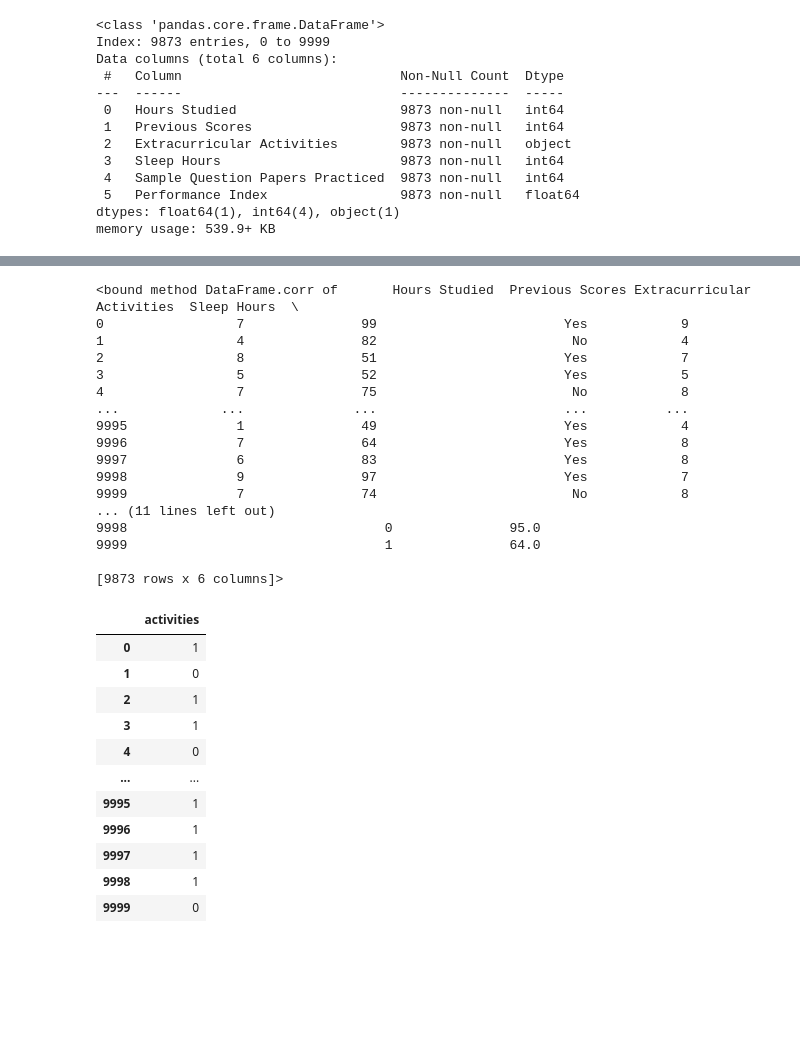
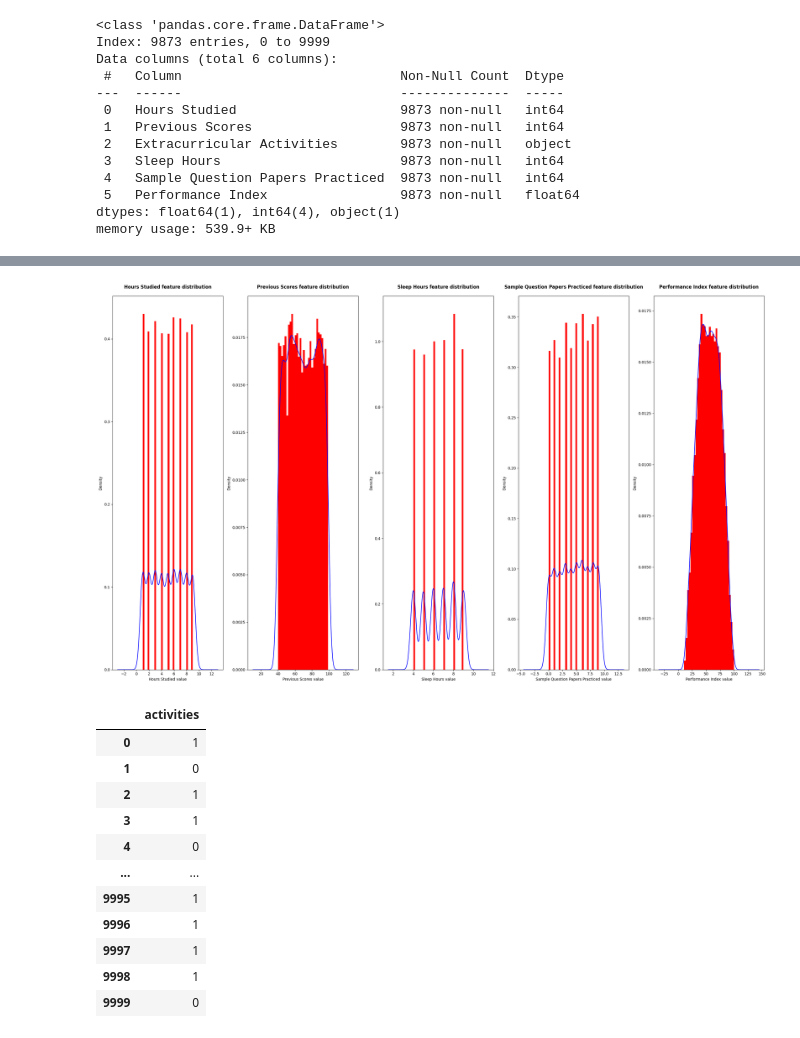
Before and after one commit to AdamSe22/DataMinig, a Jupyter notebook: multiple_student.ipynb, the cells around one changed output, grey strips where cells are left out. Cells and saved outputs as stored; diff of their text form; code cells hidden in the pictures; blank space fills up the shorter version.

```diff
--- a/multiple_student.ipynb
+++ b/multiple_student.ipynb
@@ -83,20 +86,0 @@ data.describe()
-# %%
-data.corr
-# %% [output]
-<bound method DataFrame.corr of       Hours Studied  Previous Scores Extracurricular Activities  Sleep Hours  \
-0                 7               99                        Yes            9
-1                 4               82                         No            4
-2                 8               51                        Yes            7
-3                 5               52                        Yes            5
-4                 7               75                         No            8
-...             ...              ...                        ...          ...
-9995              1               49                        Yes            4
-9996              7               64                        Yes            8
-9997              6               83                        Yes            8
-9998              9               97                        Yes            7
-9999              7               74                         No            8
-... (11 lines left out)
-9998                                 0               95.0
-9999                                 1               64.0
-
-[9873 rows x 6 columns]>
@@ -103,18 +89,28 @@ data.corr
 # %%
-#Data Distribution of Numerical Feature
-fig= plt.figure(figsize=(25,15))
-ax_value= []
-for x in range(len(data.columns([0:5])):
-    ax_value.append(f'ax{x}')
+numerical = data.select_dtypes(include="number")
 
-for i in range(len(numerical[0:5])):
-    ax_value[i]= fig.add_subplot(1,len(numerical[0:5]), i+ 1)
-    df[numerical[i]].plot(kind='hist', density=True, color='red', ax=ax_value[i])
-    df[numerical[i]].plot(kind='kde', color='blue', ax=ax_value[i])
-    ax_value[i].set_title(f'{numerical[i]} feature distribution', fontweight='bold', pad=20)
-    ax_value[i].set_xlabel(f'{numerical[i]} value')
+# Data Distribution of Numerical Features
+fig = plt.figure(figsize=(25, 15))
+ax_value = []
+
+# Create subplots dynamically based on the number of numerical features
+for i in range(len(numerical.columns)):
+    ax_value.append(fig.add_subplot(1, len(numerical.columns), i+1))  # Create subplot in 1 row and len(numerical) columns
+
+    # Plot histogram and KDE for each numerical feature
+    numerical.iloc[:, i].plot(kind='hist', density=True, color='red', ax=ax_value[i], bins=30)
+    numerical.iloc[:, i].plot(kind='kde', color='blue', ax=ax_value[i])
+
+    # Set titles and labels for each subplot
+    ax_value[i].set_title(f'{numerical.columns[i]} feature distribution', fontweight='bold', pad=20)
+    ax_value[i].set_xlabel(f'{numerical.columns[i]} value')
     ax_value[i].set_ylabel('Density')
-    plt.tight_layout()
+
+# Adjust layout for better readability
+plt.tight_layout()
+plt.show()
+# %% [output]
+[figure, added]
 # %%
 activities = pd.get_dummies(data['Extracurricular Activities'], drop_first=True).astype(int)
 # %%
```
Also changed, not shown: parts of 16 cells of this notebook, 1 other file.
